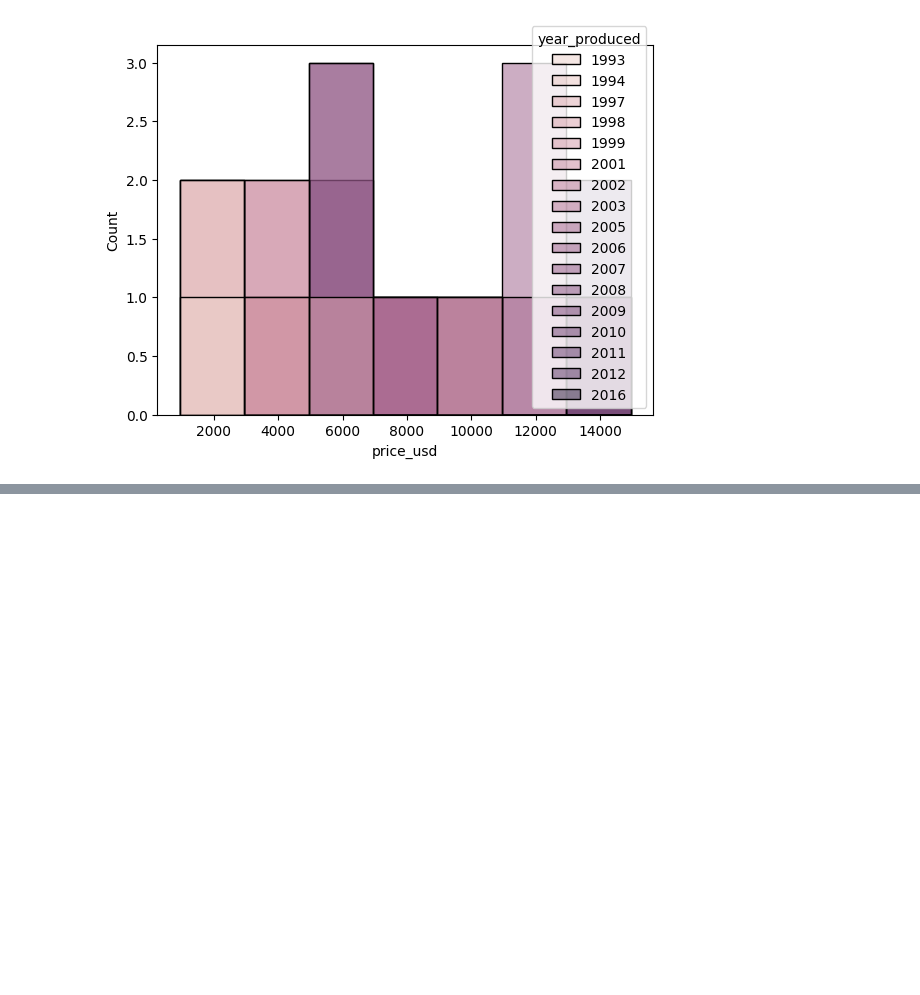
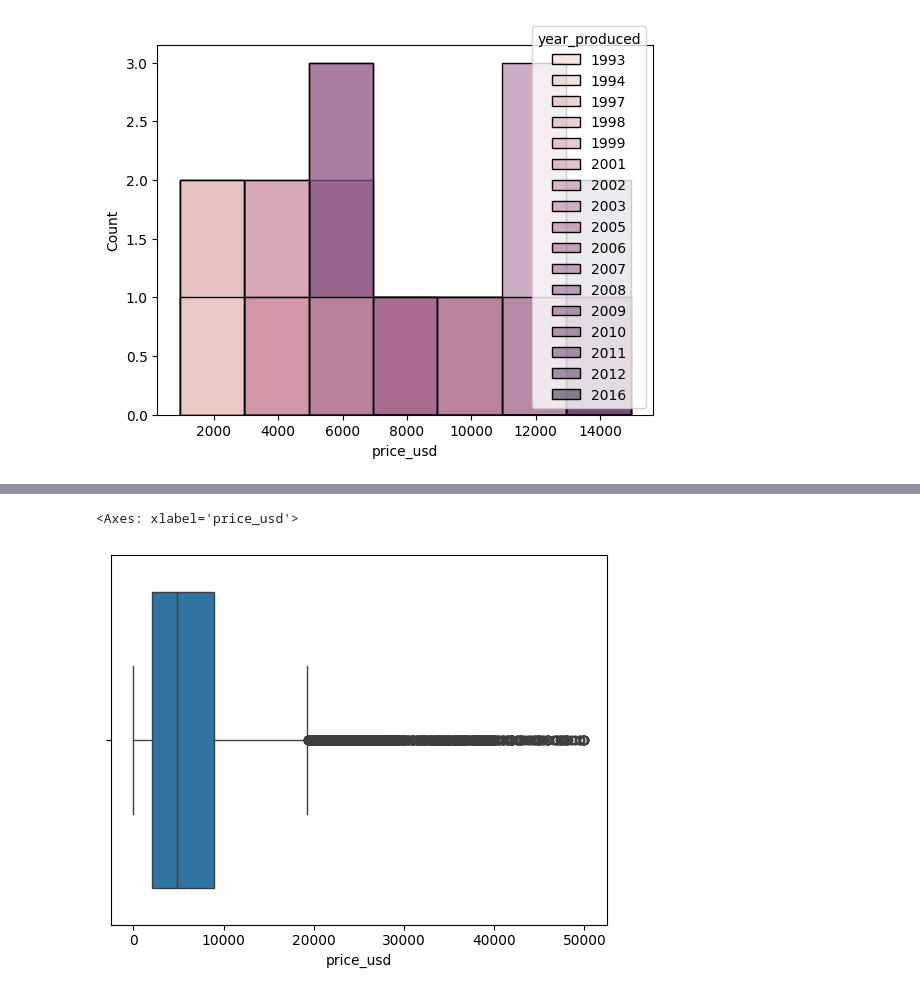
Before and after one commit to jasonssdev/data-science, a Jupyter notebook: descriptive_statistics/01-data-type-jssdev.ipynb, the cells around one changed output, grey strips where cells are left out. Cells and saved outputs as stored; diff of their text form; code cells hidden in the pictures; blank space fills up the shorter version.

```diff
--- a/descriptive_statistics/01-data-type-jssdev.ipynb
+++ b/descriptive_statistics/01-data-type-jssdev.ipynb
@@ -126,0 +190,5 @@ sns.histplot(df_impreza, x='price_usd', hue='year_produced')
+# %%
+sns.boxplot(df_car['price_usd'], orient='h')
+# %% [output]
+<Axes: xlabel='price_usd'>
+[figure, added]
```
Also changed, not shown: parts of 26 cells of this notebook, 2 other files.
